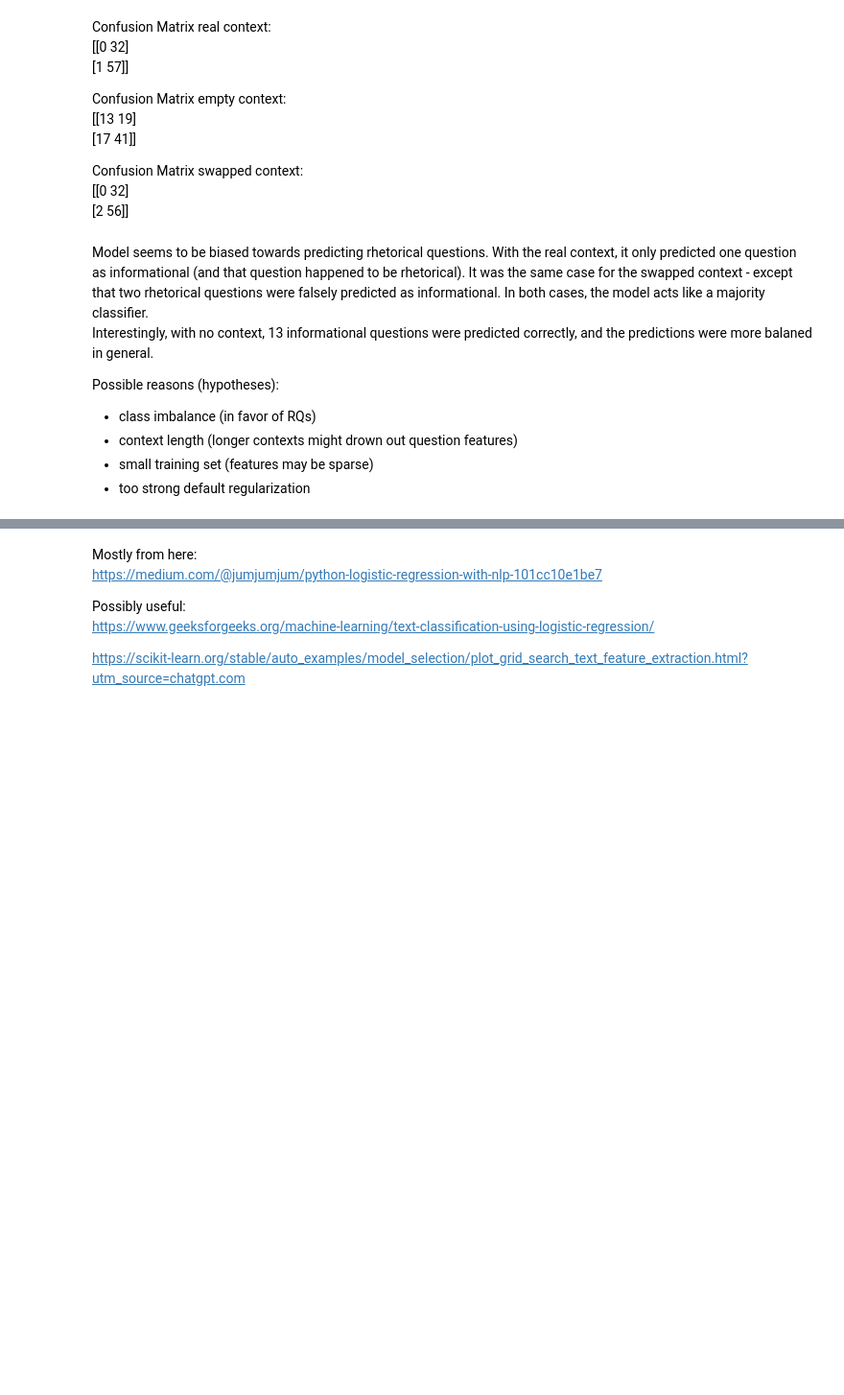
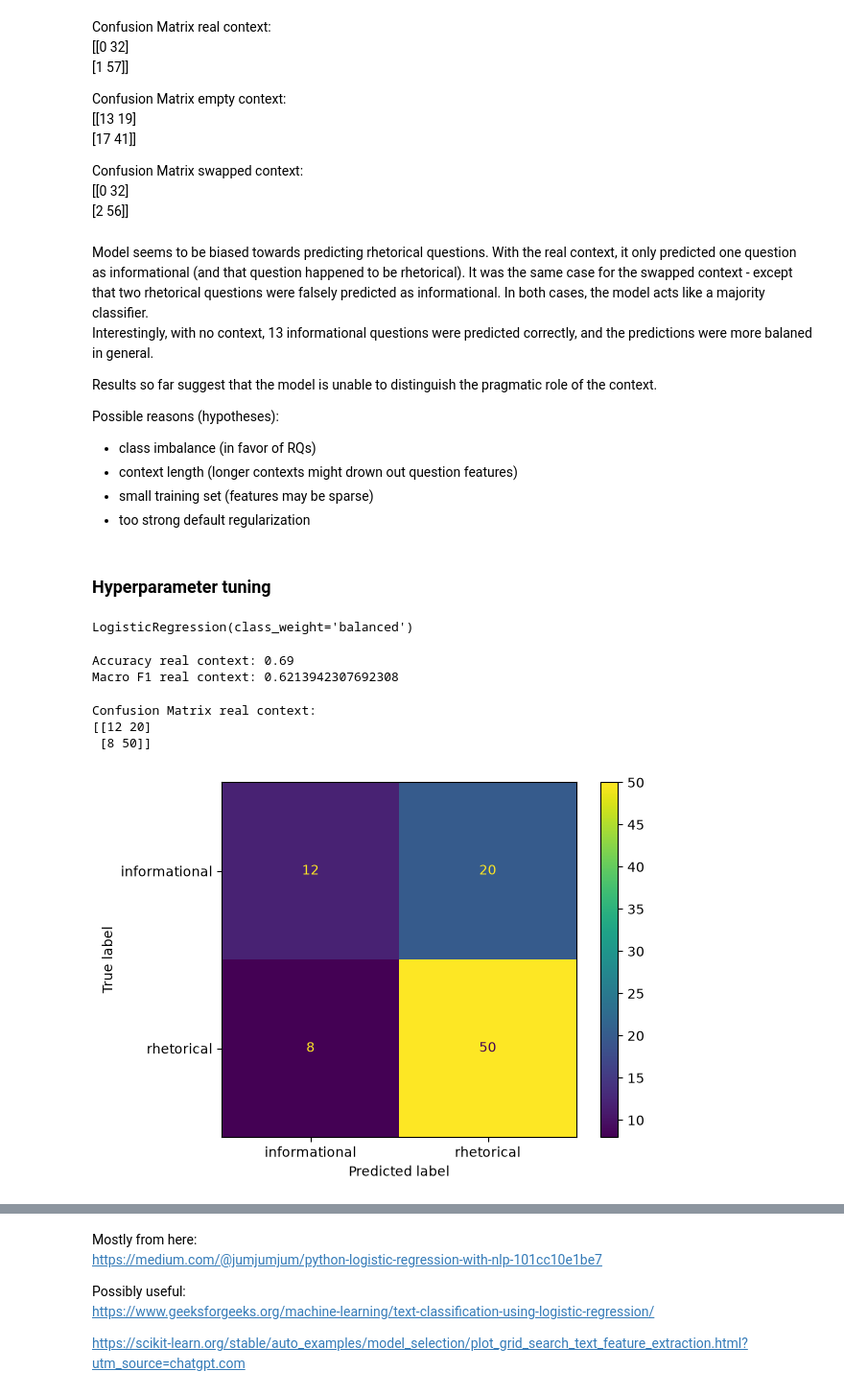
Before and after one commit to elisabeihofer-boop/ml2-final-project, a Jupyter notebook: notebooks/baseline.ipynb, the cells around one changed output, grey strips where cells are left out. Shown at 96% size. Saved outputs shown, nothing was run; the diff lists cells and outputs as text; code cells hidden in the pictures; blank space fills up the shorter version.

Commit message:
fine-tuned hyperparameters, trained final baseline model

```diff
--- a/notebooks/baseline.ipynb
+++ b/notebooks/baseline.ipynb
@@ -196,6 +199,8 @@ Confusion Matrix swapped context:
 # %% [markdown]
 Model seems to be biased towards predicting rhetorical questions. With the real context, it only predicted one question as informational (and that question happened to be rhetorical). It was the same case for the swapped context - except that two rhetorical questions were falsely predicted as informational. In both cases, the model acts like a majority classifier.
 Interestingly, with no context, 13 informational questions were predicted correctly, and the predictions were more balaned in general.
+
+Results so far suggest that the model is unable to distinguish the pragmatic role of the context.
 
 Possible reasons (hypotheses):
 - class imbalance (in favor of RQs)
@@ -207,2 +210,36 @@ Possible reasons (hypotheses):
+# %% [markdown]
+### Hyperparameter tuning
 # %%
-# hyperparameter tuning
+# training adjusted model with balanced class weight
+
+model_balanced = LogisticRegression(class_weight="balanced")
+model_balanced.fit(X_train_tfidf, y_train)
+# %% [output]
+LogisticRegression(class_weight='balanced')
+# %%
+# testing balanced model on real context validation set
+
+# real context
+y_pred_valid_real = model_balanced.predict(X_valid_real_tfidf)
+
+# checking accurarcy and macro F1
+accuracy_real = accuracy_score(y_valid, y_pred_valid_real)
+print(f"Accuracy real context: {accuracy_real:.2f}")
+print("Macro F1 real context:", f1_score(y_valid, y_pred_valid_real, average="macro"))
+# %% [output]
+Accuracy real context: 0.69
+Macro F1 real context: 0.6213942307692308
+# %%
+cm_real = confusion_matrix(y_valid, y_pred_valid_real)
+print("Confusion Matrix real context:")
+print(f"[[{cm_real[0,0]} {cm_real[0,1]}]")
+print(f" [{cm_real[1,0]} {cm_real[1,1]}]]")
+
+disp = ConfusionMatrixDisplay(confusion_matrix=cm_real, display_labels=["informational", "rhetorical"])
+disp.plot()
+plt.show()
+# %% [output]
+Confusion Matrix real context:
+[[12 20]
+ [8 50]]
+[figure, added]
```
Also changed, not shown: parts of 14 cells of this notebook.
